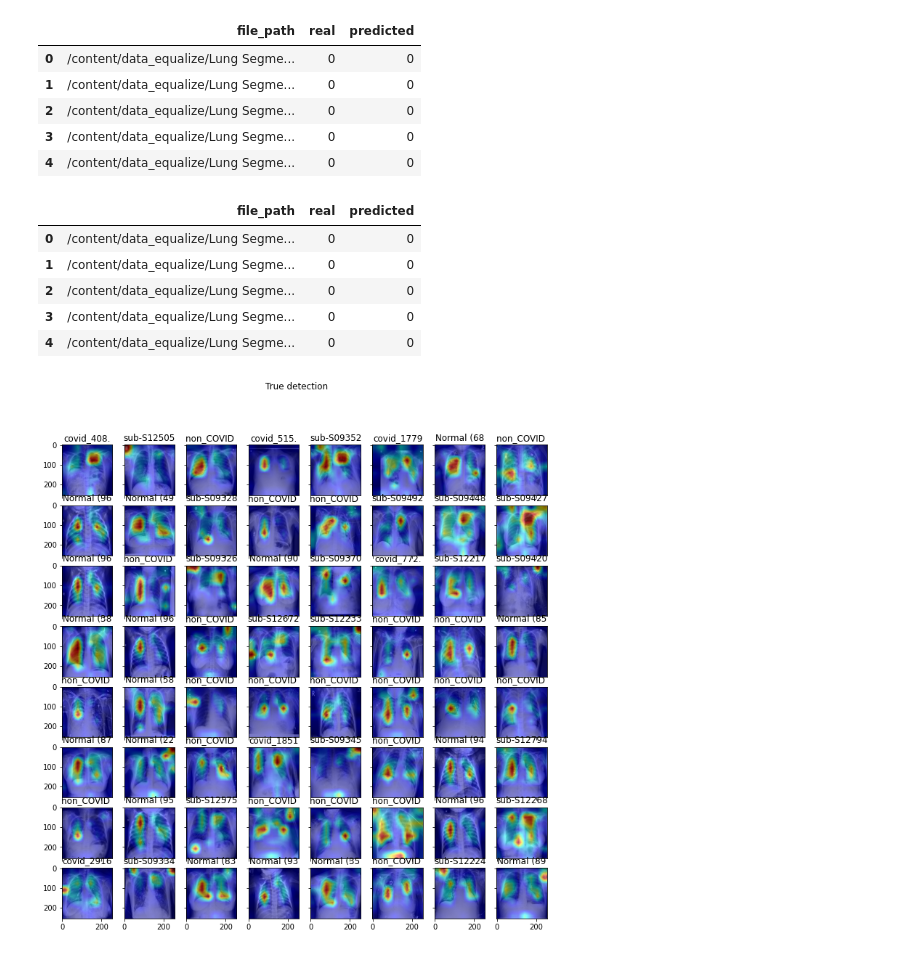
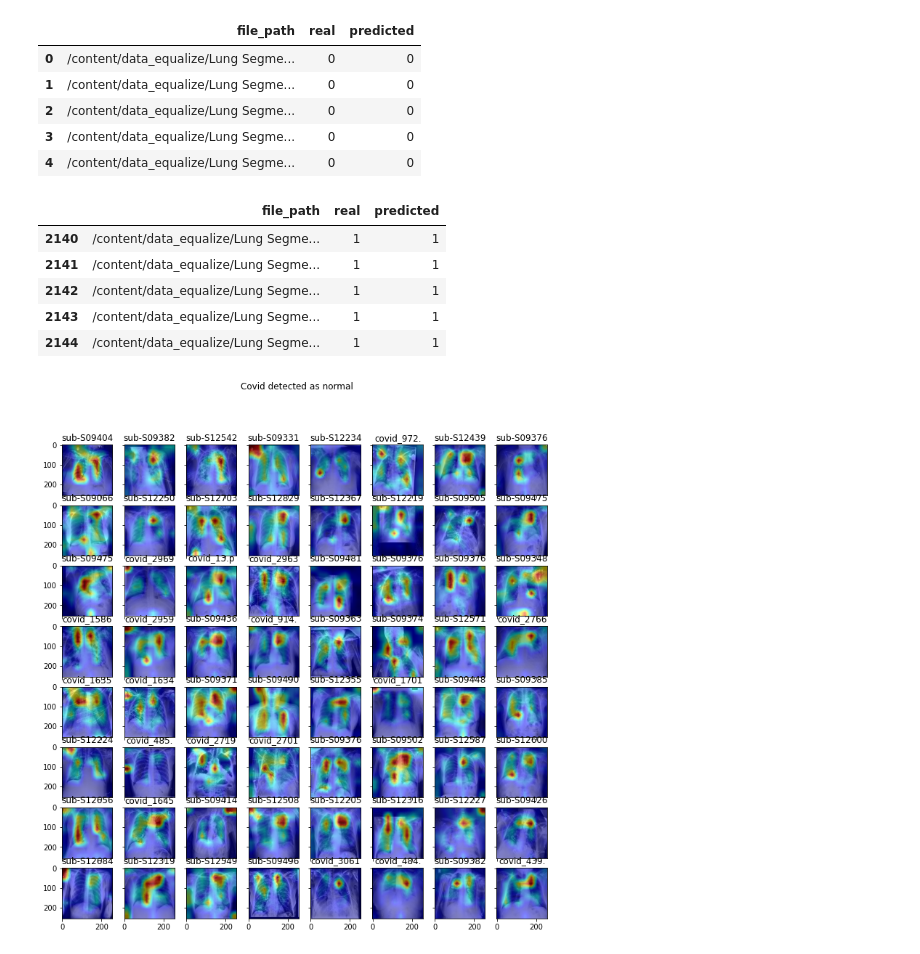
Before and after one commit to luc-perso/covid-19-xRay, a Jupyter notebook: jupyter/cnn_transformer_analyse.ipynb, the cells around one changed output. Drawn from its saved outputs; the diff is of its cells as text; code cells hidden in the pictures.

Commit message:
Last modification for report plots

```diff
--- a/jupyter/cnn_transformer_analyse.ipynb
+++ b/jupyter/cnn_transformer_analyse.ipynb
@@ -662,47 +727,52 @@ results_pd.head()
 | 3 | /content/data_equalize/Lung Segme... | 0 | 0 |
 | 4 | /content/data_equalize/Lung Segme... | 0 | 0 |
 # %%
-# fig_selected = results_pd[results_pd['real'] != results_pd['predicted']]
+# image_selected = results_pd[results_pd['real'] != results_pd['predicted']]
 # fig_title = 'False detection'
 # fig_file_name = 'false_detection'
 
-fig_selected = results_pd[results_pd['real'] == results_pd['predicted']]
-fig_title = 'True detection'
-fig_file_name = 'true_detection'
+# image_selected = results_pd[results_pd['real'] == results_pd['predicted']]
+# fig_title = 'True detection'
+# fig_file_name = 'true_detection'
 
-# fig_selected = results_pd[results_pd['real'] != results_pd['predicted']]
-# fig_selected = fig_selected[fig_selected['real'] == 1]
-# fig_title = 'False Covid detection'
-# fig_file_name = 'false_covid_detection'
+# image_selected = results_pd[results_pd['real'] != results_pd['predicted']]
+# image_selected = image_selected[image_selected['real'] == 0]
+# fig_title = 'Normal miss classified'
+# fig_file_name = 'normal_miss_classified'
 
-fig_selected.head()
+image_selected = results_pd[results_pd['predicted'] != 0]
+image_selected = image_selected[image_selected['real'] == 1]
+fig_title = 'Covid detected as normal'
+fig_file_name = 'covid as normal'
+
+image_selected.head()
 # %% [output]
 |  | file_path | real | predicted |
-| 0 | /content/data_equalize/Lung Segme... | 0 | 0 |
-| 1 | /content/data_equalize/Lung Segme... | 0 | 0 |
-| 2 | /content/data_equalize/Lung Segme... | 0 | 0 |
-| 3 | /content/data_equalize/Lung Segme... | 0 | 0 |
-| 4 | /content/data_equalize/Lung Segme... | 0 | 0 |
+| 2140 | /content/data_equalize/Lung Segme... | 1 | 1 |
+| 2141 | /content/data_equalize/Lung Segme... | 1 | 1 |
+| 2142 | /content/data_equalize/Lung Segme... | 1 | 1 |
+| 2143 | /content/data_equalize/Lung Segme... | 1 | 1 |
+| 2144 | /content/data_equalize/Lung Segme... | 1 | 1 |
 # %%
-n = len(fig_selected)
+n = len(image_selected)
 nrows = 8
 ncols = 8
 num_img = nrows * ncols
-samples = fig_selected['file_path']
-if num_img < len(samples):
-    samples = samples.sample(n=num_img, replace=False)
+samples_selected = image_selected['file_path']
+if num_img < len(samples_selected):
+    samples_selected = samples_selected.sample(n=num_img, replace=False)
 # %%
 cam_list = grad_cam_list(
-  samples, grad_model,
+  samples_selected, grad_model,
   image_size=image_size, resize_shape=resize_shape,
   pred_index=None
 )
 # %%
 plot_image_list(
-    cam_list, samples,
+    cam_list, samples_selected,
     nrows, ncols,
     fig_title, fig_file_name,
     grad_cam_path
 )
 # %% [output]
-[figure, old version]
+[figure, new version]
```
Also changed, not shown: parts of 35 cells of this notebook, 1 other file.
